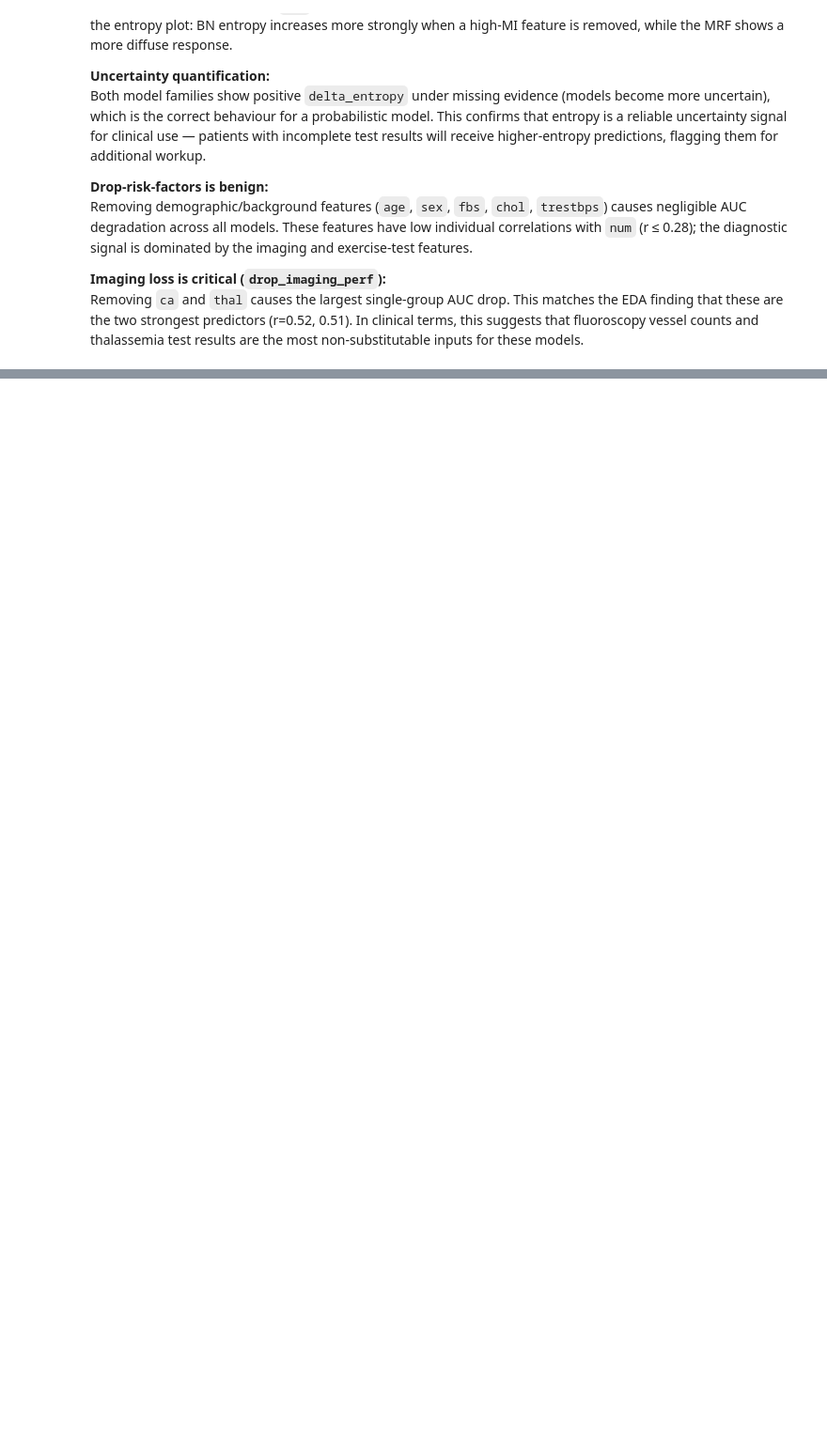
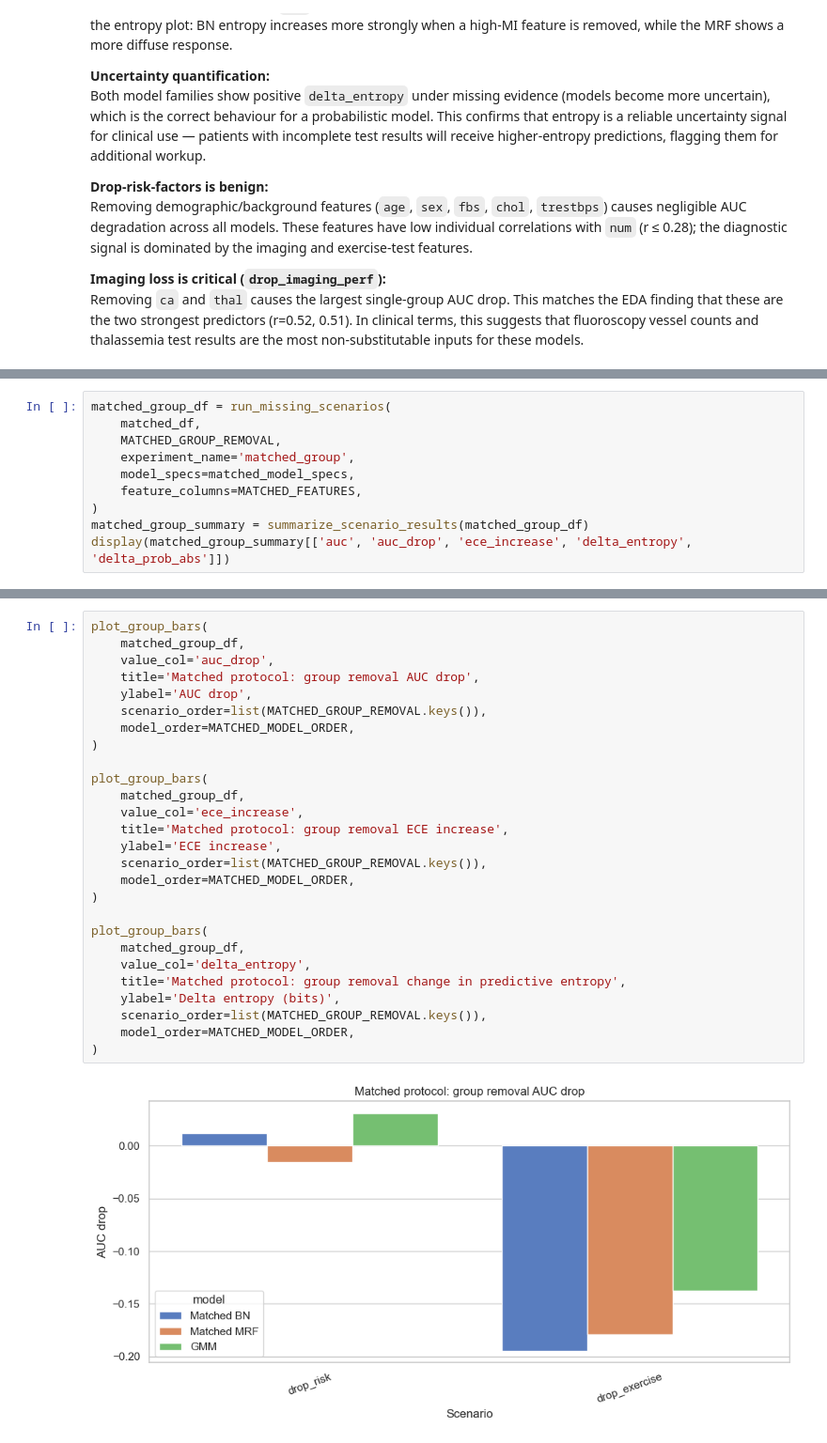
Before and after one commit to cheahcha/cs5340-project, a Jupyter notebook: robustness_experiments.ipynb, the cells around one changed output, grey strips where cells are left out. Shown at 94% size. Drawn from its saved outputs; the diff is of its cells as text; blank space fills up the shorter version.

```diff
--- a/robustness_experiments.ipynb
+++ b/robustness_experiments.ipynb
@@ -436,0 +675,10 @@ Removing `ca` and `thal` causes the largest single-group AUC drop. This matches
+# %%
+matched_group_df = run_missing_scenarios(
+    matched_df,
+    MATCHED_GROUP_REMOVAL,
+    experiment_name='matched_group',
+    model_specs=matched_model_specs,
+    feature_columns=MATCHED_FEATURES,
+)
+matched_group_summary = summarize_scenario_results(matched_group_df)
+display(matched_group_summary[['auc', 'auc_drop', 'ece_increase', 'delta_entropy', 'delta_prob_abs']])
@@ -436,0 +704,29 @@ Removing `ca` and `thal` causes the largest single-group AUC drop. This matches
+# %%
+plot_group_bars(
+    matched_group_df,
+    value_col='auc_drop',
+    title='Matched protocol: group removal AUC drop',
+    ylabel='AUC drop',
+    scenario_order=list(MATCHED_GROUP_REMOVAL.keys()),
+    model_order=MATCHED_MODEL_ORDER,
+)
+
+plot_group_bars(
+    matched_group_df,
+    value_col='ece_increase',
+    title='Matched protocol: group removal ECE increase',
+    ylabel='ECE increase',
+    scenario_order=list(MATCHED_GROUP_REMOVAL.keys()),
+    model_order=MATCHED_MODEL_ORDER,
+)
+
+plot_group_bars(
+    matched_group_df,
+    value_col='delta_entropy',
+    title='Matched protocol: group removal change in predictive entropy',
+    ylabel='Delta entropy (bits)',
+    scenario_order=list(MATCHED_GROUP_REMOVAL.keys()),
+    model_order=MATCHED_MODEL_ORDER,
+)
+# %% [output]
+[figure, added]
```
Also changed, not shown: parts of 16 cells of this notebook, 1 other file.
